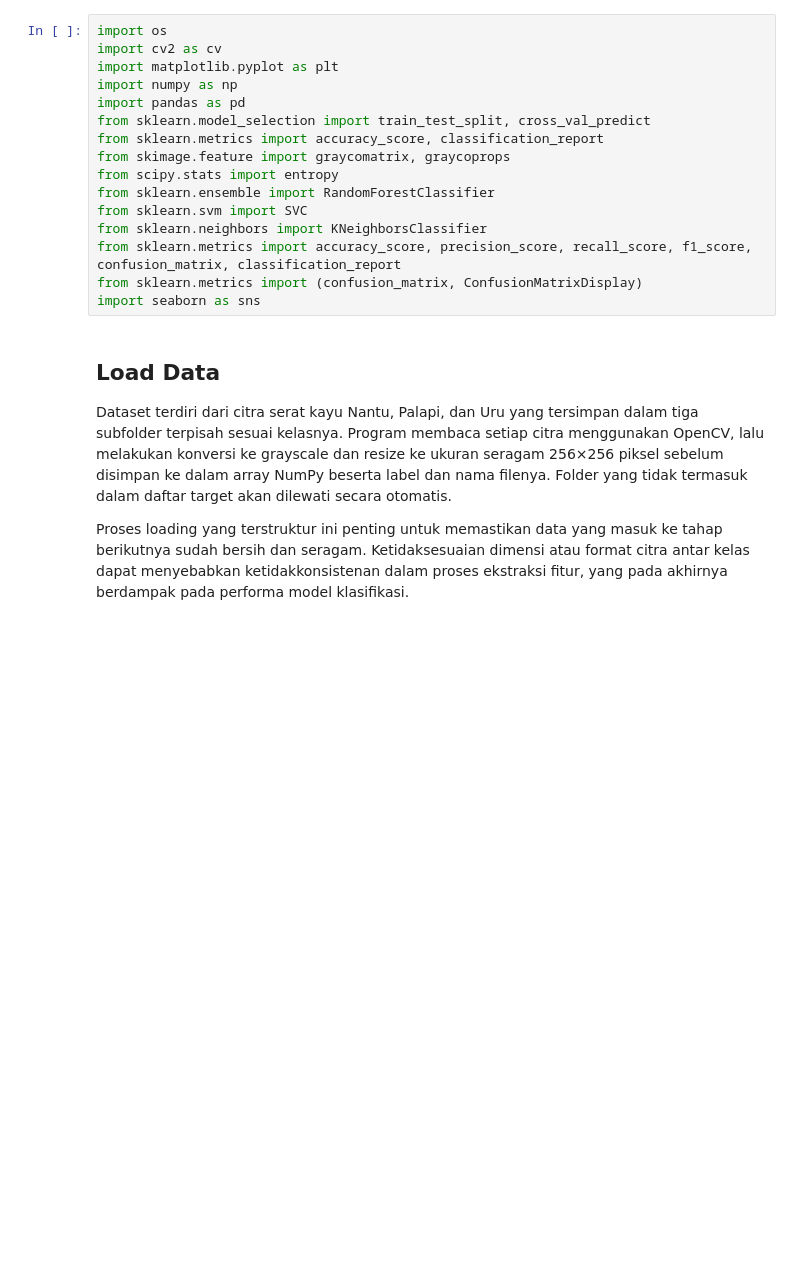
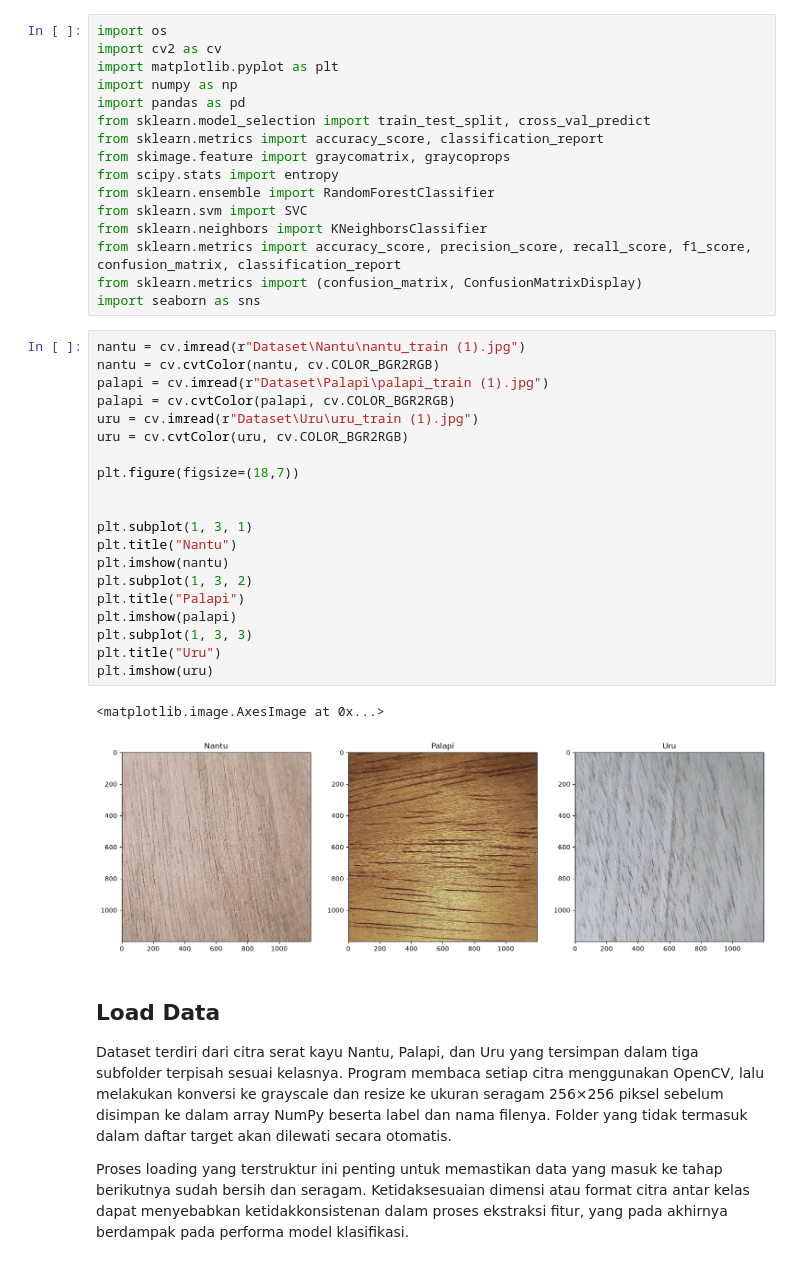
Before and after one commit to Sagos4321/PCD-Project-Kelompok-3, a Jupyter notebook: Percobaan2.ipynb, the cells around one changed output. Drawn from its saved outputs; the diff is of its cells as text; blank space fills up the shorter version.

```diff
--- a/Percobaan2.ipynb
+++ b/Percobaan2.ipynb
@@ -22,6 +22,29 @@ from sklearn.neighbors import KNeighborsClassifier
 from sklearn.metrics import accuracy_score, precision_score, recall_score, f1_score, confusion_matrix, classification_report
 from sklearn.metrics import (confusion_matrix, ConfusionMatrixDisplay)
 import seaborn as sns
+# %%
+nantu = cv.imread(r"Dataset\Nantu\nantu_train (1).jpg")
+nantu = cv.cvtColor(nantu, cv.COLOR_BGR2RGB)
+palapi = cv.imread(r"Dataset\Palapi\palapi_train (1).jpg")
+palapi = cv.cvtColor(palapi, cv.COLOR_BGR2RGB)
+uru = cv.imread(r"Dataset\Uru\uru_train (1).jpg")
+uru = cv.cvtColor(uru, cv.COLOR_BGR2RGB)
+
+plt.figure(figsize=(18,7))
+
+
+plt.subplot(1, 3, 1)
+plt.title("Nantu")
+plt.imshow(nantu)
+plt.subplot(1, 3, 2)
+plt.title("Palapi")
+plt.imshow(palapi)
+plt.subplot(1, 3, 3)
+plt.title("Uru")
+plt.imshow(uru)
+# %% [output]
+<matplotlib.image.AxesImage at 0x...>
+[figure, added]
 # %% [markdown]
 ## Load Data
 
```
Also changed, not shown: 2 other files.
